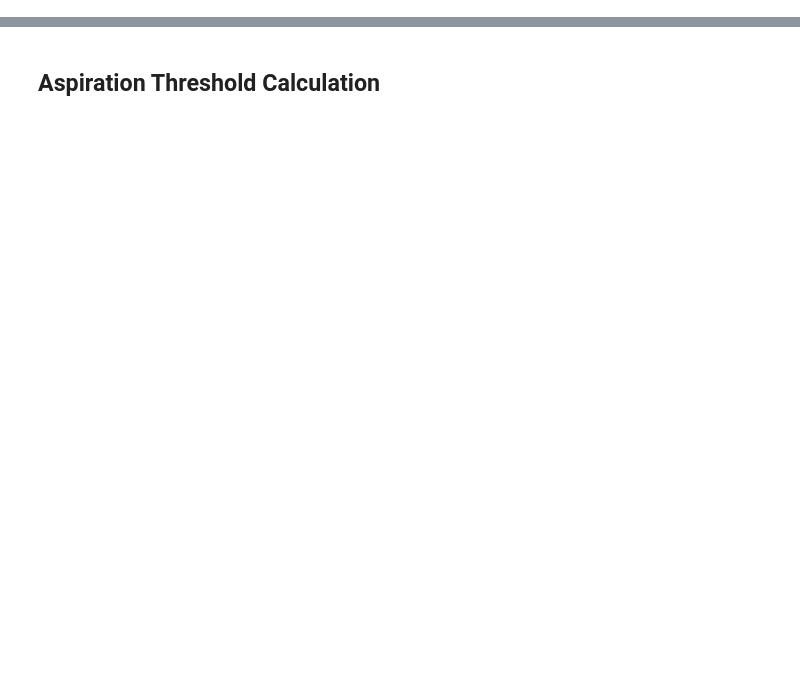
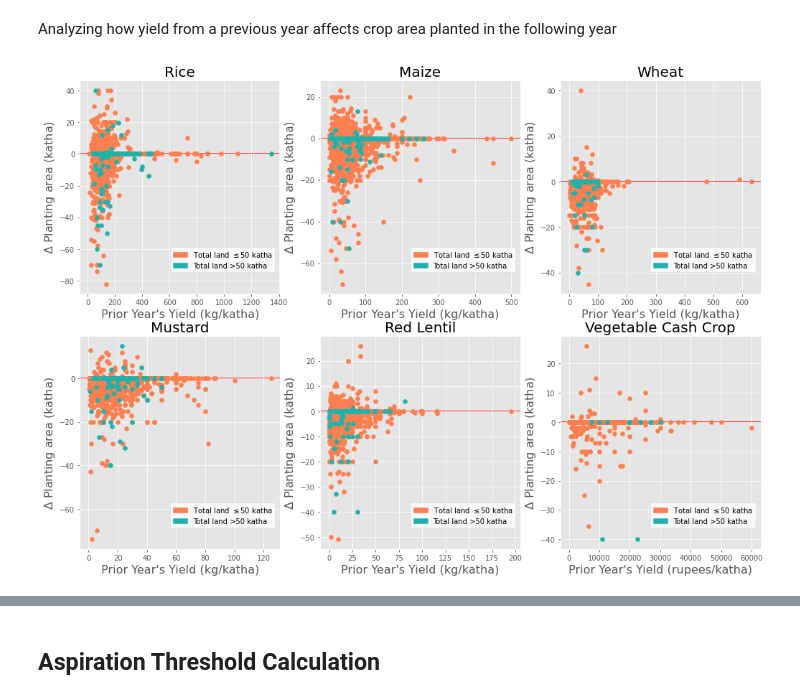
Before and after one commit to nchoquettelevy/NepalFarmerDataAnalysis, a Jupyter notebook: Chitwan.ipynb, the cells around one changed output, grey strips where cells are left out. Saved outputs shown, nothing was run; the diff lists cells and outputs as text; code cells hidden in the pictures; blank space fills up the shorter version.

```diff
--- a/Chitwan.ipynb
+++ b/Chitwan.ipynb
@@ -5,4 +5,5 @@ import math
 import numpy as np
 import matplotlib.pyplot as plt
 import statsmodels.api as sm
-from sklearn import linear_model
+from matplotlib.patches import Patch
+plt.style.use('ggplot')
@@ -8,0 +12,2 @@ from sklearn import linear_model
+# %%
+crop_num = '15'
@@ -8,0 +67,2 @@ from sklearn import linear_model
+# %% [markdown]
+Analyzing how yield from a previous year affects crop area planted in the following year
@@ -8,0 +129,18 @@ from sklearn import linear_model
+# %%
+# Faceted plot with different crop types
+cropnums = ['11','12','13','14','15','16']
+cropnames = ['Rice','Maize','Wheat','Mustard','Red Lentil','Vegetable Cash Crop']
+
+nrows = 2
+ncols = 3
+fig, axs = plt.subplots(nrows=nrows,ncols=ncols, figsize=(17,12))
+for i in range(len(cropnums)):
+    row = i/ncols
+    col = i%ncols
+    if cropnames[i] == 'Vegetable Cash Crop':
+        xlabel = 'Prior Year\'s Yield (rupees/katha)'
+    else:
+        xlabel = 'Prior Year\'s Yield (kg/katha)'
+    delta_plot(raw_cvfs,cropnums[i],title=cropnames[i],xlabel=xlabel,ax=axs[int(row)][col])
+# %% [output]
+[figure, added]
```
Also changed, not shown: parts of 38 cells of this notebook.
